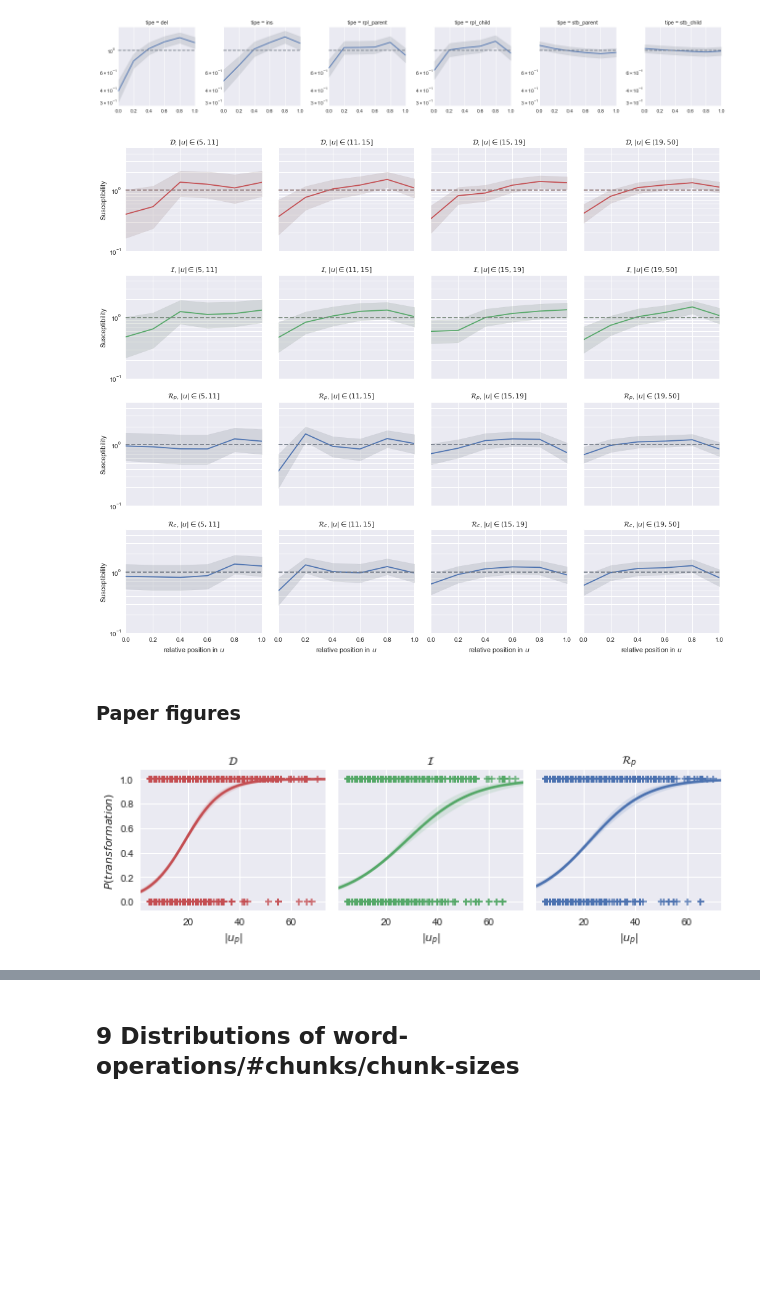
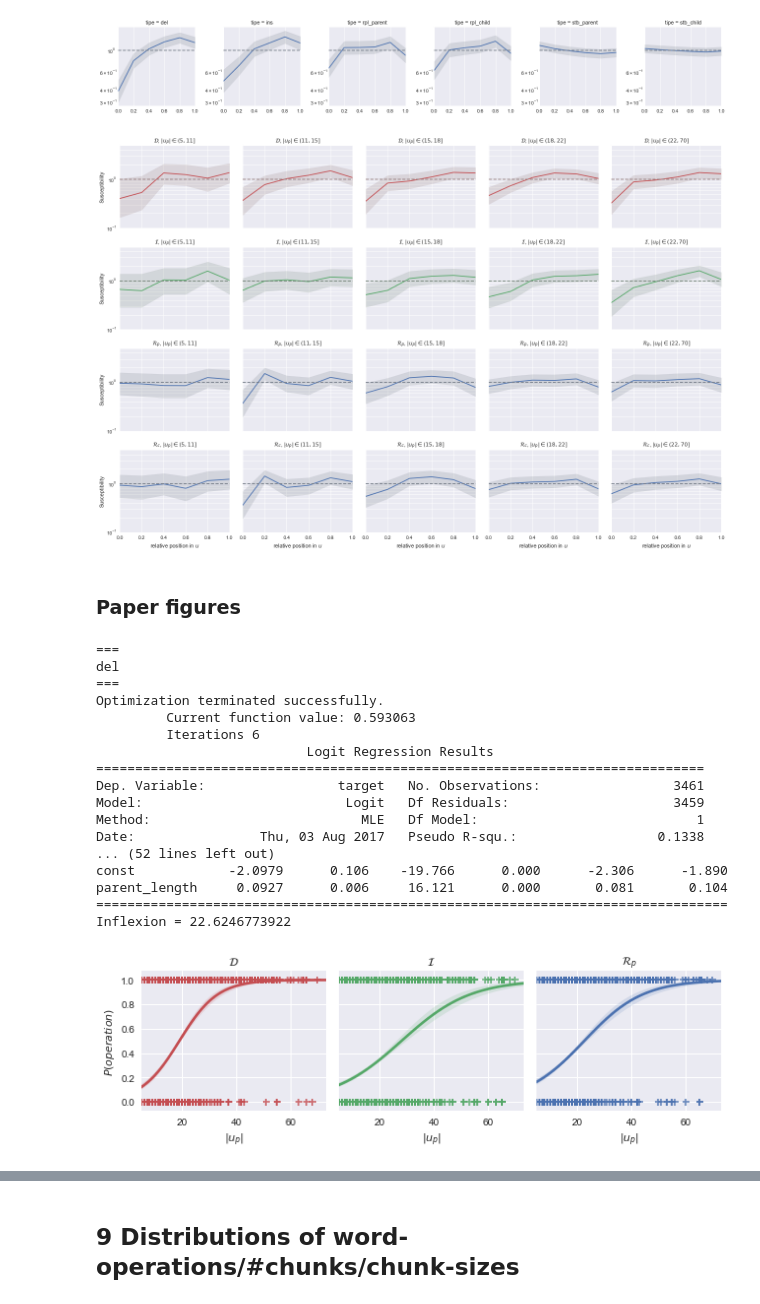
Before and after one commit to interpretation-experiment/analysis, a Jupyter notebook: notebooks/exp_3/model_exploration.ipynb, the cells around one changed output, grey strips where cells are left out. Saved outputs shown, nothing was run; the diff lists cells and outputs as text; code cells hidden in the pictures; blank space fills up the shorter version.

Commit message:
feat/model: more figure formatting and tweaking

```diff
--- a/notebooks/exp_3/model_exploration.ipynb
+++ b/notebooks/exp_3/model_exploration.ipynb
@@ -530,6 +531,11 @@ data_position['tipe_r'] = data_position.tipe.apply(lambda t: tipe_to_tex.get(t,
 # %%
 blue, green, red, purple, yellow, cyan = sb.color_palette()
 # %%
-sentence_lengths = np.array([len(s.tokens) for s in Sentence.objects.experiment.kept
+sentence_lengths = np.array([len(s.parent.tokens)
+                             for s in Sentence.objects.experiment.kept.filter(parent__isnull=False)
                              if s.depth <= config.target_branch_depth])
-_, sentence_bins = pd.qcut(sentence_lengths[sentence_lengths <= 50], 4, retbins=True)
+# %%
+long_sentence = None
+_, sentence_bins = pd.qcut(sentence_lengths, 5, retbins=True)
+sentence_bins = sentence_bins.astype(int)
+sentence_bins
@@ -604,28 +612,59 @@ g.map_dataframe(plot_sentencequantile_susties, bins=6)
 <seaborn.axisgrid.FacetGrid at 0x...>
 [figure]
 # %%
-data_position['ref_sentence_length_bin'] = pd.cut(data_position.ref_sentence_length, sentence_bins)
+data_position['parent_length_bin'] = pd.cut(data_position.parent_length, sentence_bins)
 
-g = sb.FacetGrid(data=data_position[data_position.parent_length <= 50],
+g = sb.FacetGrid(data=data_position,#[data_position.parent_length <= long_sentence],
                  row='tipe_r', row_order=columns_position_r[:4],
                  hue='tipe_r', hue_order=columns_position_r[:4],
                  palette=[red, green, blue, blue],
-                 col='ref_sentence_length_bin',
+                 col='parent_length_bin',
                  size=3, aspect=1.2,
                  sharex=True, sharey=True)
 g.map_dataframe(plot_sentencequantile_susties, bins=6)
-g.set_titles('{row_name}, $|u| \\in {col_name}$')
+g.set_titles('{row_name}, $|u_p| \\in {col_name}$')
 g.set_ylabels('Susceptibility')
 g.set_xlabels('relative position in $u$')
 g.set(ylim=(0.1, 5))
 for ax in g.axes.ravel():
     ax.locator_params(subs='all')
     ax.yaxis.set_minor_formatter(mpl.ticker.NullFormatter())
 g.fig.tight_layout()
 # %% [output]
-[figure, old version]
+[figure, new version]
 # %% [markdown]
 ### Paper figures
+# %%
+tr_prob = sm.tools.add_constant(tr_prob)
+
+for tipe in columns_position[:3]:
+    print('===')
+    print(tipe)
+    print('===')
+    logit = Logit(tr_prob[tr_prob.tipe == tipe].target,
+                  tr_prob[tr_prob.tipe == tipe][['const', 'parent_length']])
+    res = logit.fit()
+    print(res.summary())
+    print('Inflexion =', - res.params[0] / res.params[1])
+    print()
+# %% [output]
+===
+del
+===
+Optimization terminated successfully.
+         Current function value: 0.593063
+         Iterations 6
+                           Logit Regression Results
+==============================================================================
+Dep. Variable:                 target   No. Observations:                 3461
+Model:                          Logit   Df Residuals:                     3459
+Method:                           MLE   Df Model:                            1
+Date:                Thu, 03 Aug 2017   Pseudo R-squ.:                  0.1338
+... (52 lines left out)
+const            -2.0979      0.106    -19.766      0.000      -2.306      -1.890
+parent_length     0.0927      0.006     16.121      0.000       0.081       0.104
+=================================================================================
+Inflexion = 22.6246773922
 # %%
 g = sb.FacetGrid(data=tr_prob,
                  col='tipe_r', col_order=columns_position_r[:3],
@@ -635,11 +674,12 @@ g = sb.FacetGrid(data=tr_prob,
 g.map(sb.regplot, 'parent_length', 'target', logistic=True, marker='+')
 g.set_titles('{col_name}')
 g.set_xlabels(r'$|u_p|$')
-g.set_ylabels(r'$P(transformation)$')
+g.set_ylabels(r'$P(operation)$')
+g.set(xlim=(5, None))
 #g.add_legend(title='Operation')
 if SAVE_FIGURES:
     g.fig.savefig(FIG.format('p-ops_parent-length_logistic'), dpi=300, bbox='tight')
 # %% [output]
-[figure, old version]
+[figure, new version]
 # %%
 for tipe, tipe_r, color in zip(columns_position[:3], columns_position_r[:3], [red, green, blue]):
```
Also changed, not shown: parts of 17 cells of this notebook, 6 other files.
